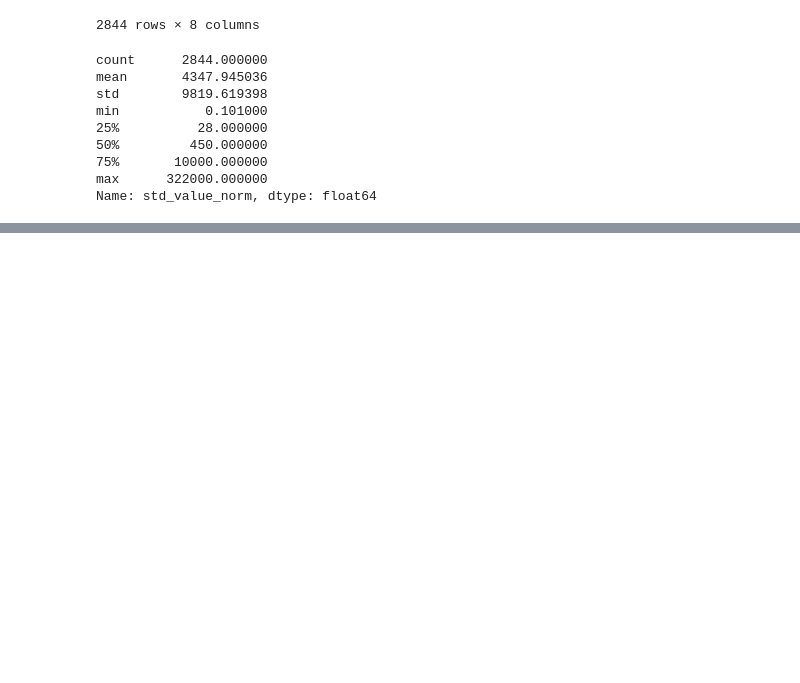
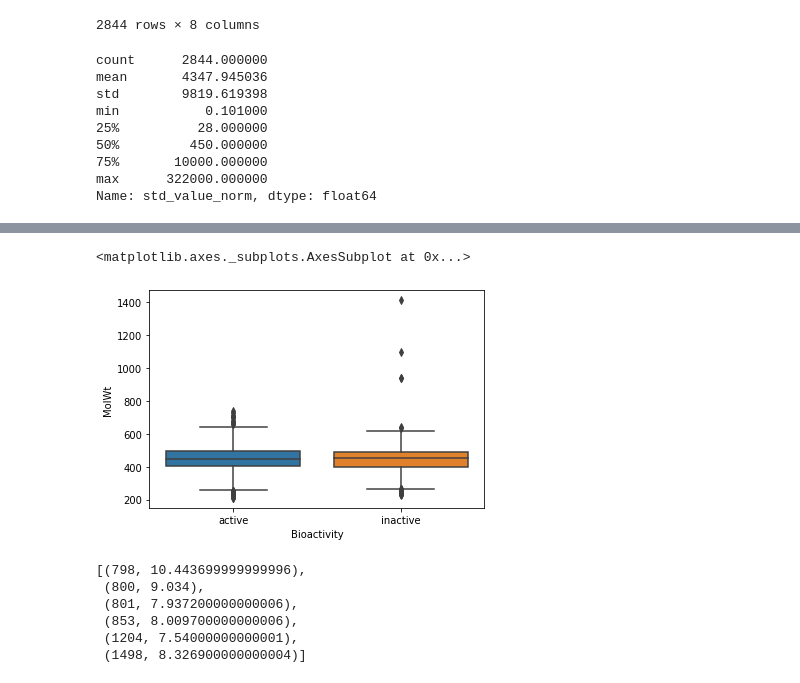
Before and after one commit to brooke57/TKR_FLT3_Drug_Discovery, a Jupyter notebook: Drug_Discovery_EDA.ipynb, the cells around one changed output, grey strips where cells are left out. Drawn from its saved outputs; the diff is of its cells as text; code cells hidden in the pictures; blank space fills up the shorter version.

```diff
--- a/Drug_Discovery_EDA.ipynb
+++ b/Drug_Discovery_EDA.ipynb
@@ -262,0 +294,14 @@ df_log.describe()
+# %%
+sns.boxplot(x='Bioactivity', y='MolWt', data = df_log)
+# %% [output]
+<matplotlib.axes._subplots.AxesSubplot at 0x...>
+[figure, added]
+# %%
+outliers(df_log['MolLogP'])
+# %% [output]
+[(798, 10.443699999999996),
+ (800, 9.034),
+ (801, 7.937200000000006),
+ (853, 8.009700000000006),
+ (1204, 7.54000000000001),
+ (1498, 8.326900000000004)]
```
Also changed, not shown: parts of 11 cells of this notebook.
